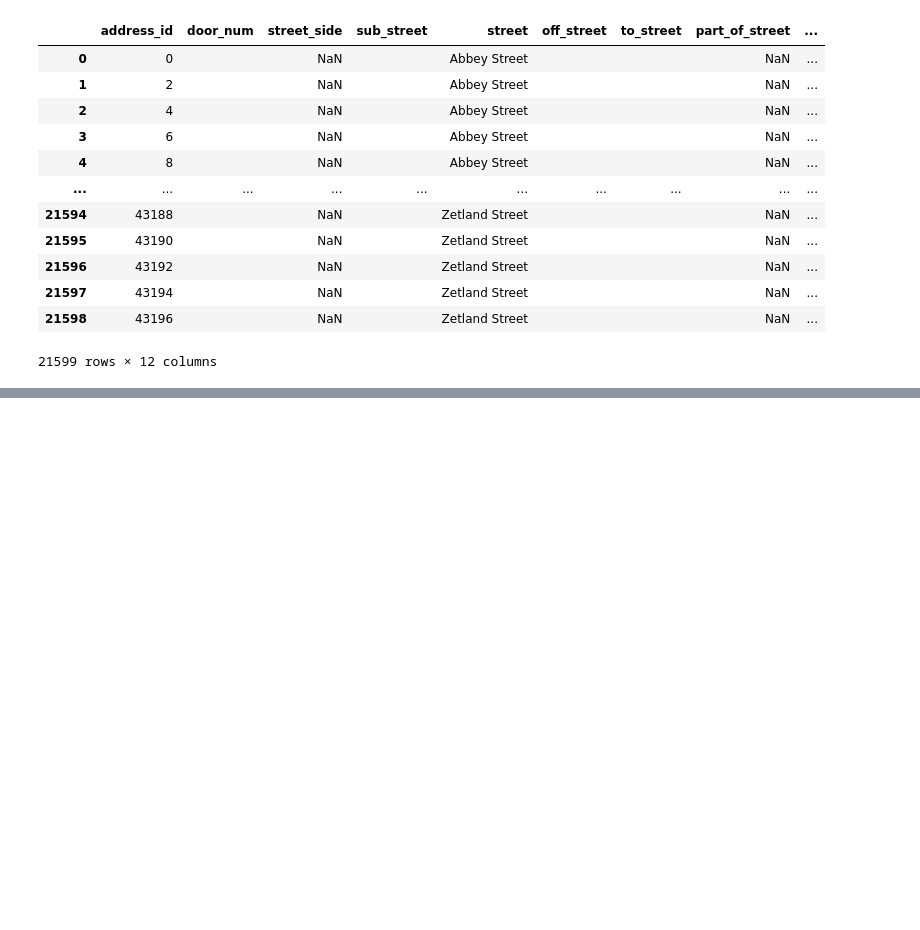
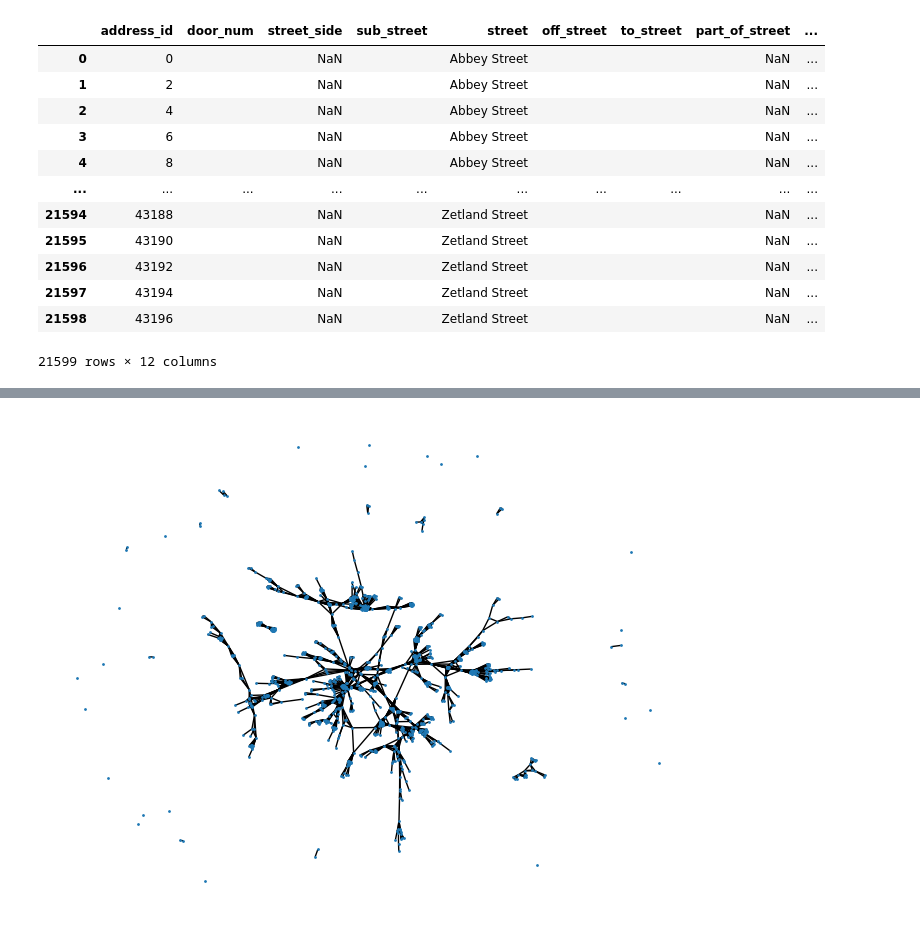
Before and after one commit to sian0x0/Map-Extinct-Addresses, a Jupyter notebook: extract.ipynb, the cells around one changed output, grey strips where cells are left out. Cells and saved outputs as stored; diff of their text form; code cells hidden in the pictures; blank space fills up the shorter version.

```diff
--- a/extract.ipynb
+++ b/extract.ipynb
@@ -132,0 +187,5 @@ def bsd_txt_to_df(txt_file):
+# %%
+L=nx.line_graph(G)
+nx.draw(L, node_size=1)
+# %% [output]
+[figure, added]
```
Also changed, not shown: parts of 15 cells of this notebook.
